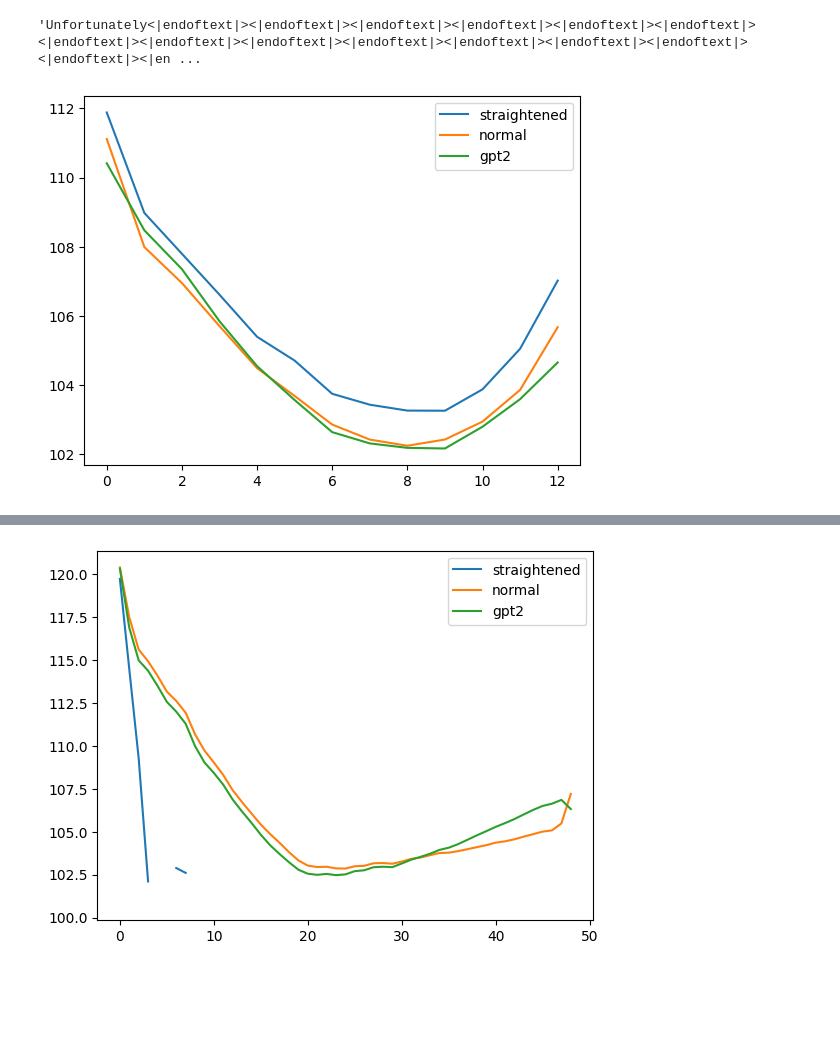
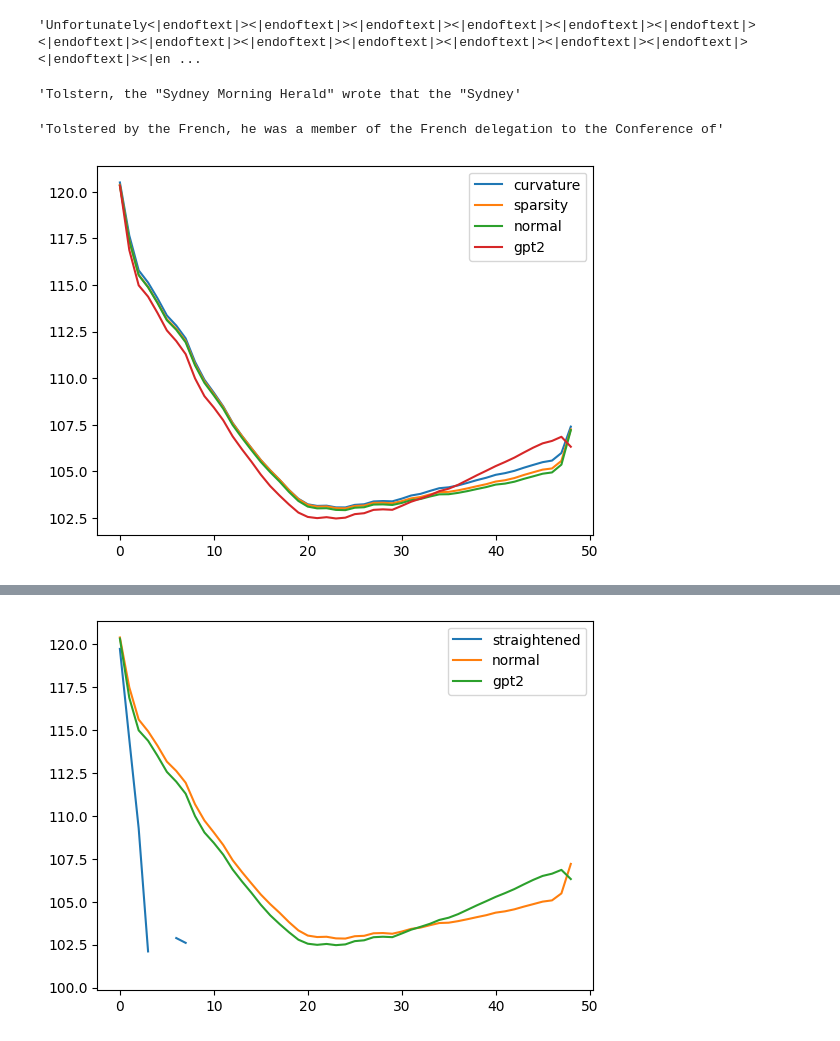
Before and after one commit to JGKing88/modular_transformers, a Jupyter notebook: scripts/training_straightness/curvature_analysis.ipynb, the cells around one changed output, grey strips where cells are left out. Saved outputs shown, nothing was run; the diff lists cells and outputs as text; code cells hidden in the pictures; blank space fills up the shorter version.

```diff
--- a/scripts/training_straightness/curvature_analysis.ipynb
+++ b/scripts/training_straightness/curvature_analysis.ipynb
@@ -77,26 +77,30 @@ with open(data_dir, 'rb') as f:
 tokenizer.pad_token = tokenizer.eos_token
 data = tokenizer.batch_encode_plus(data, add_special_tokens=True, padding='longest', return_tensors="pt")["input_ids"]
 data = data[:5000]
-data = data[:, :3].to(device)
+data = data[:, :4].to(device)
 data = data.to(device)
+
+model_names = ["epochs10-768x12", "delay3-warmup10-lr0.0003-0.001-layer7-curvature-epochs10-768x12",
+                "warmup10-lr0.0003-0.001-layer7-l2_curvature-epochs10-768x12", "warmup10-lr0.0003-0.001-layer7-curvature-epochs10-768x12",
+                "warmup10-lr0.0003-0.001-layer7-sparsity-epochs10-768x12"]
 # %%
 model = GPT2LMHeadModel.from_pretrained("gpt2").to(device)
 model.eval()
-gpt2_gen = continued_gen(model, data, 17)
+gpt2_gen = continued_gen(model, data, 20)
 
-path = f'/om2/user/jackking/MyData/mt/miniberta_100M/768x12/checkpoint_final'
+path = f'/om2/user/jackking/MyData/mt/miniberta_100M/epochs10-768x12/checkpoint_final'
 model = GPT2LMHeadModel.from_pretrained(path)
 model.to(device)
 model.eval()
-normal_gen = continued_gen(model, data, 17)
+normal_gen = continued_gen(model, data, 20)
 # %%
-path = f'/om2/user/jackking/MyData/mt/miniberta_100M/7-embd-0.5-epochs10-768x12/checkpoint_final'
+path = f'/om2/user/jackking/MyData/mt/miniberta_100M/delay3-warmup10-lr0.0003-0.1-layer7-curvature-epochs10-768x12/checkpoint_final'
 model = GPT2LMHeadModel.from_pretrained(path)
 model.to(device)
 model.eval()
 straightened_gen = continued_gen(model, data, 17)
 # %%
-path = f'/om2/user/jackking/MyData/mt/miniberta_100M/warmup10-lr0.0003-0.01-layer7-sparsity-epochs10-768x12/checkpoint_final'
+path = f'/om2/user/jackking/MyData/mt/miniberta_100M/warmup10-lr0.0003-0.001-layer7-sparsity-epochs10-768x12/checkpoint_final'
 model = GPT2LMHeadModel.from_pretrained(path)
 model.to(device)
 model.eval()
@@ -122,15 +126,24 @@ activations = compute_model_activations(model, normal_gen, device)
 curvature = compute_model_curvature(activations)
 activations = compute_model_activations(model, straightened_gen, device)
 straightened_curvature = compute_model_curvature(activations)
+# %%
+tokenizer.decode(straightened_gen[1])
+# %% [output]
+'Tolstern, the "Sydney Morning Herald" wrote that the "Sydney'
+# %%
+tokenizer.decode(normal_gen[1])
+# %% [output]
+'Tolstered by the French, he was a member of the French delegation to the Conference of'
 # %%
-#gpt-2
-plt.plot(straightened_curvature["curve"].mean(axis=1) * 180 / np.pi, label="straightened")
+#gpt-2-xl
+plt.plot(straightened_curvature["curve"].mean(axis=1) * 180 / np.pi, label="curvature")
+plt.plot(sparsity_curvature["curve"].mean(axis=1) * 180 / np.pi, label="sparsity")
 plt.plot(curvature["curve"].mean(axis=1) * 180 / np.pi, label="normal")
 plt.plot(gpt2_curvature["curve"].mean(axis=1) * 180 / np.pi, label="gpt2")
 plt.legend()
 plt.show()
 # %% [output]
-[figure, old version]
+[figure, new version]
 # %%
 #gpt2-xl, l2
 plt.plot(straightened_curvature["curve"].mean(axis=1) * 180 / np.pi, label="straightened")
```
Also changed, not shown: parts of 2 cells of this notebook, 31 other files.
